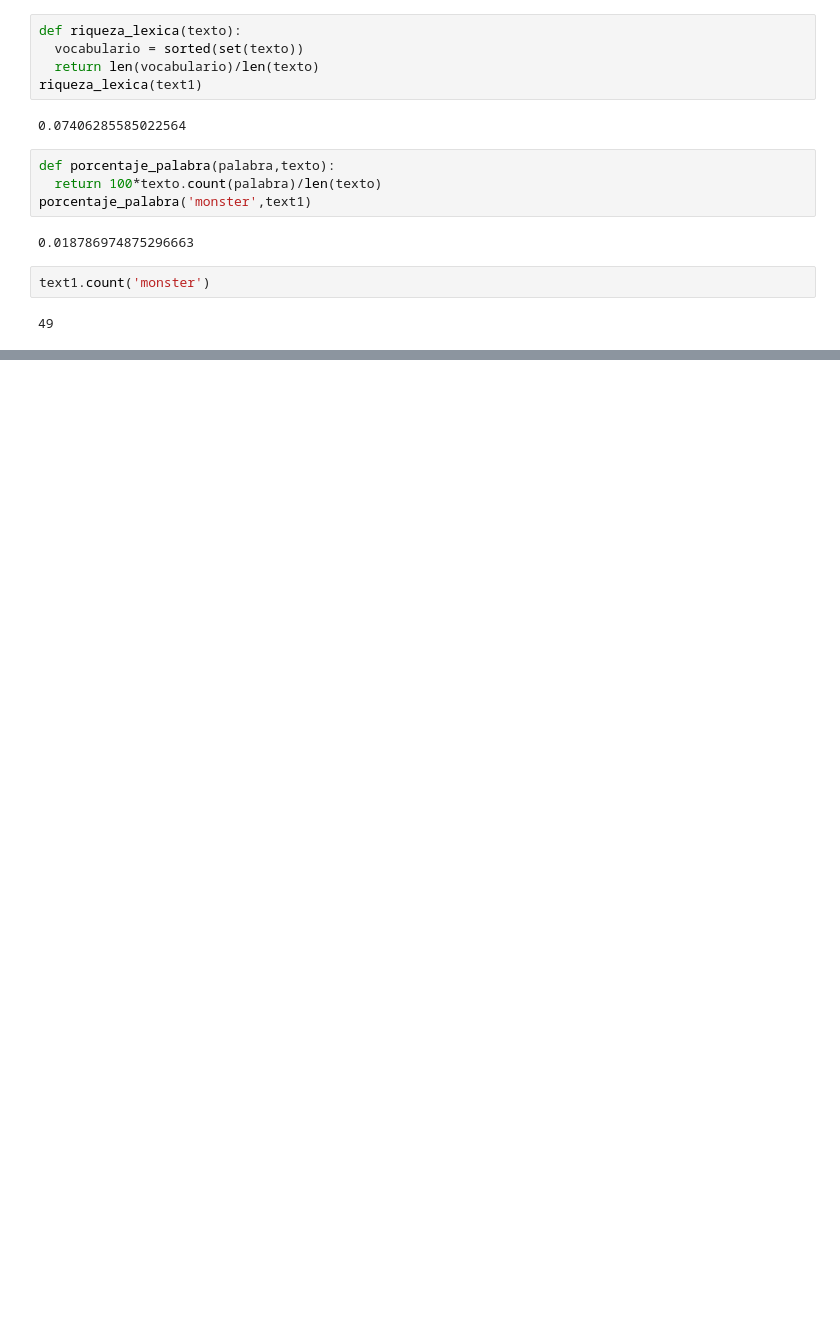
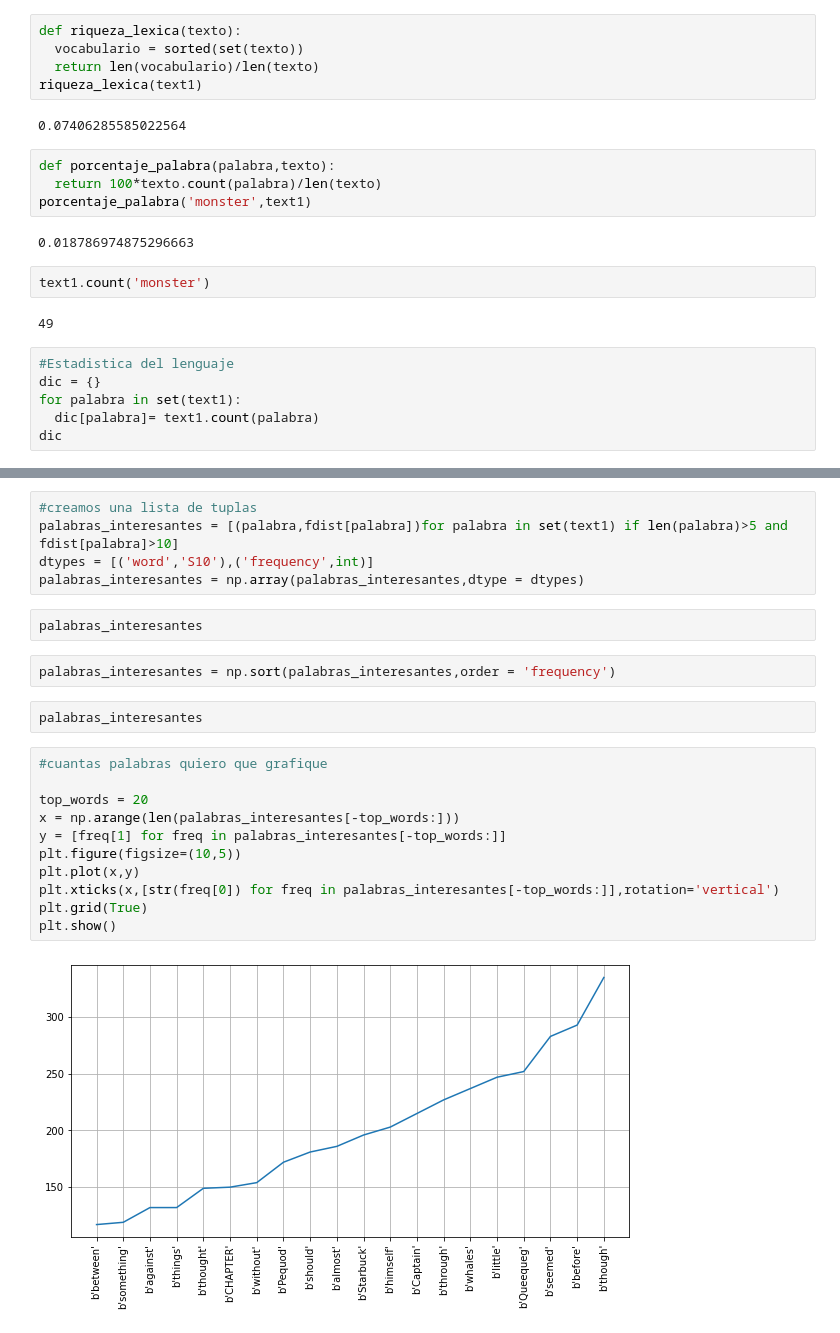
Before and after one commit to caraherrerapor/nltk, a Jupyter notebook: Estadistica_basica_texto.ipynb, the cells around one changed output, grey strips where cells are left out. Drawn from its saved outputs; the diff is of its cells as text; blank space fills up the shorter version.

```diff
--- a/Estadistica_basica_texto.ipynb
+++ b/Estadistica_basica_texto.ipynb
@@ -61,3 +61,9 @@ porcentaje_palabra('monster',text1)
 text1.count('monster')
 # %% [output]
 49
+# %%
+#Estadistica del lenguaje
+dic = {}
+for palabra in set(text1):
+  dic[palabra]= text1.count(palabra)
+dic
@@ -63,0 +122,24 @@ text1.count('monster')
+# %%
+#creamos una lista de tuplas
+palabras_interesantes = [(palabra,fdist[palabra])for palabra in set(text1) if len(palabra)>5 and fdist[palabra]>10]
+dtypes = [('word','S10'),('frequency',int)]
+palabras_interesantes = np.array(palabras_interesantes,dtype = dtypes)
+# %%
+palabras_interesantes
+# %%
+palabras_interesantes = np.sort(palabras_interesantes,order = 'frequency')
+# %%
+palabras_interesantes
+# %%
+#cuantas palabras quiero que grafique
+
+top_words = 20
+x = np.arange(len(palabras_interesantes[-top_words:]))
+y = [freq[1] for freq in palabras_interesantes[-top_words:]]
+plt.figure(figsize=(10,5))
+plt.plot(x,y)
+plt.xticks(x,[str(freq[0]) for freq in palabras_interesantes[-top_words:]],rotation='vertical')
+plt.grid(True)
+plt.show()
+# %% [output]
+[figure, added]
```
Also changed, not shown: parts of 6 cells of this notebook.
